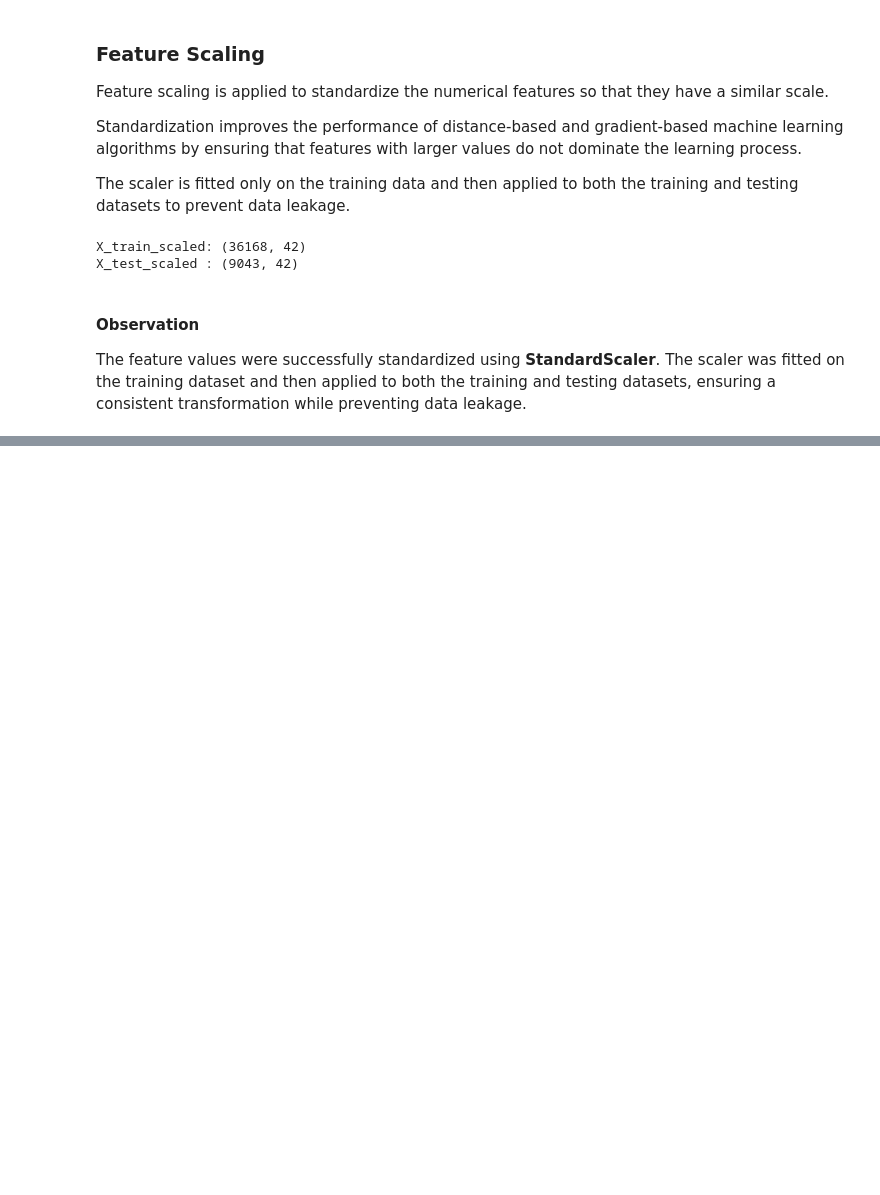
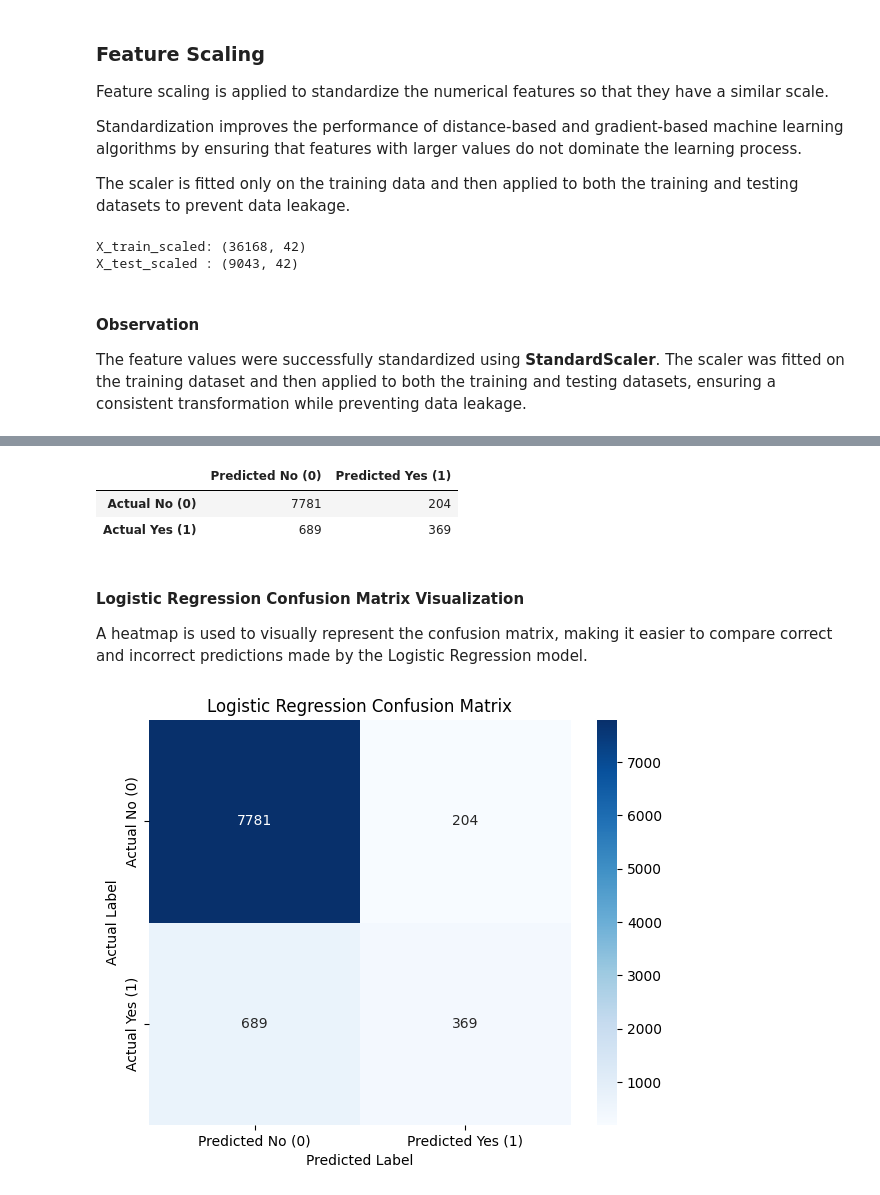
Before and after one commit to huzaifawaheed2/DevelopersHub-Corporation-Advanced-Internship, a Jupyter notebook: Project-01-Term-Deposit-Prediction/notebooks/term_deposit_prediction.ipynb, the cells around one changed output, grey strips where cells are left out. Saved outputs shown, nothing was run; the diff lists cells and outputs as text; code cells hidden in the pictures; blank space fills up the shorter version.

```diff
--- a/Project-01-Term-Deposit-Prediction/notebooks/term_deposit_prediction.ipynb
+++ b/Project-01-Term-Deposit-Prediction/notebooks/term_deposit_prediction.ipynb
@@ -1194,0 +1238,8 @@ The feature values were successfully standardized using **StandardScaler**. The
+# %%
+# Predict the target values
+
+y_pred_lr = logistic_model.predict(X_test_scaled)
+
+# Display the first 20 predictions
+
+y_pred_lr[:20]
@@ -1194,0 +1289,58 @@ The feature values were successfully standardized using **StandardScaler**. The
+# %%
+# Generate confusion matrix
+
+cm_logistic = confusion_matrix(
+    y_test,
+    y_pred_lr
+)
+
+# Create readable confusion matrix
+
+cm_logistic_df = pd.DataFrame(
+    cm_logistic,
+    index=[
+        "Actual No (0)",
+        "Actual Yes (1)"
+    ],
+    columns=[
+        "Predicted No (0)",
+        "Predicted Yes (1)"
+    ]
+)
+
+cm_logistic_df
+# %% [output]
+|  | Predicted No (0) | Predicted Yes (1) |
+| Actual No (0) | 7781 | 204 |
+| Actual Yes (1) | 689 | 369 |
+# %% [markdown]
+#### Logistic Regression Confusion Matrix Visualization
+
+A heatmap is used to visually represent the confusion matrix, making it easier to compare correct and incorrect predictions made by the Logistic Regression model.
+# %%
+# Plot confusion matrix heatmap
+
+plt.figure(figsize=(6,5))
+
+sns.heatmap(
+    cm_logistic_df,
+    annot=True,
+    fmt="d",
+    cmap="Blues"
+)
+
+plt.title("Logistic Regression Confusion Matrix")
+plt.xlabel("Predicted Label")
+plt.ylabel("Actual Label")
+
+plt.tight_layout()
+
+# plt.savefig(
+#     "../outputs/figures/11_logistic_regression_confusion_matrix.png",
+#     dpi=300,
+#     bbox_inches="tight"
+# )
+
+plt.show()
+# %% [output]
+[figure, added]
```
Also changed, not shown: parts of 54 cells of this notebook.
